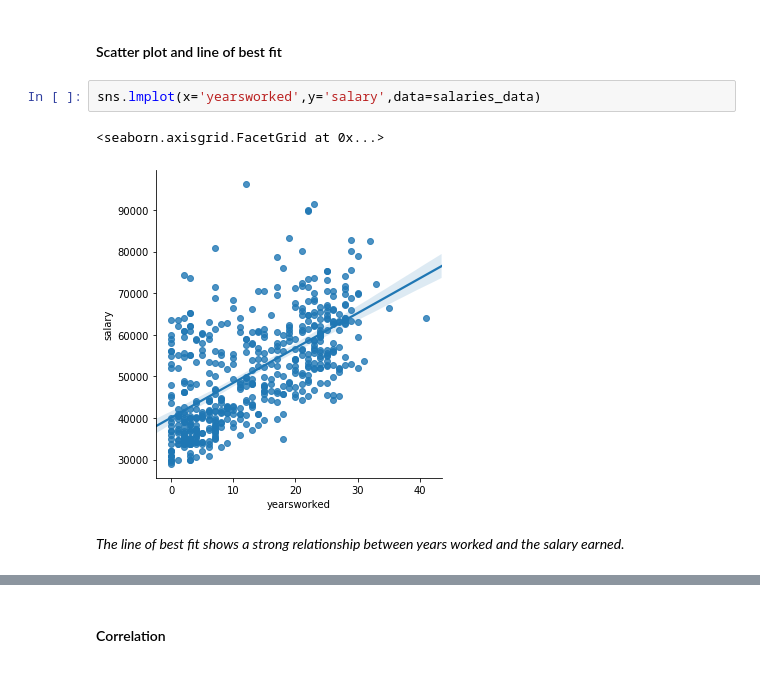
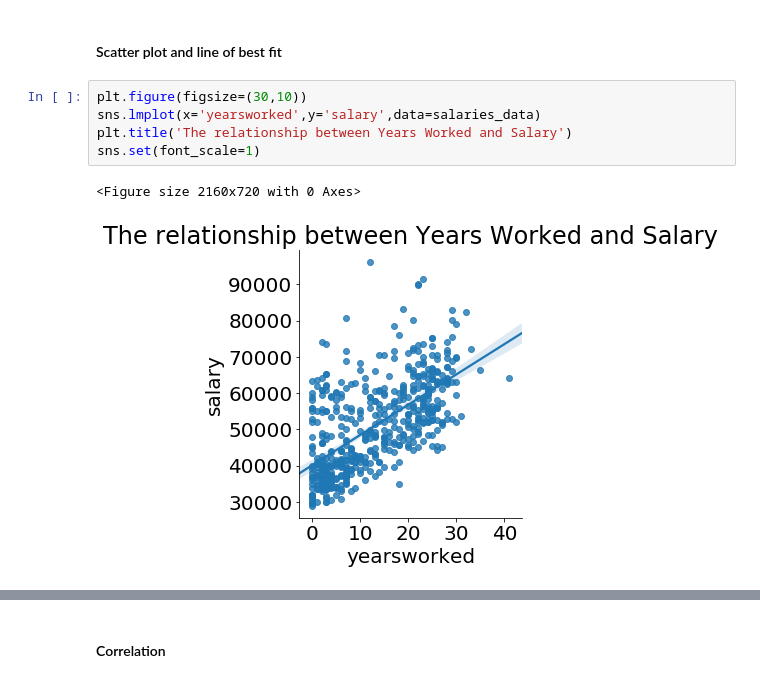
Before and after one commit to LeboSeribe/Salaries, a Jupyter notebook: predicting_salaries.ipynb, the cells around one changed output, grey strips where cells are left out. Cells and saved outputs as stored; diff of their text form.

```diff
--- a/predicting_salaries.ipynb
+++ b/predicting_salaries.ipynb
@@ -177,10 +174,11 @@ sns.barplot(salaries_data['gender'],salaries_data['salary'],capsize=0.2)
 ### The relationship between Years Worked and Salary
 # %% [markdown]
 #### Scatter plot and line of best fit
-# %%
-sns.lmplot(x='yearsworked',y='salary',data=salaries_data)
-# %% [output]
-<seaborn.axisgrid.FacetGrid at 0x...>
-[figure, removed]
-# %% [markdown]
-*The line of best fit shows a  strong relationship between years worked and the salary earned.*
+# %%
+plt.figure(figsize=(30,10))
+sns.lmplot(x='yearsworked',y='salary',data=salaries_data)
+plt.title('The relationship between Years Worked and Salary')
+sns.set(font_scale=1)
+# %% [output]
+<Figure size 2160x720 with 0 Axes>
+[figure, added]
```
Also changed, not shown: parts of 16 cells of this notebook.
